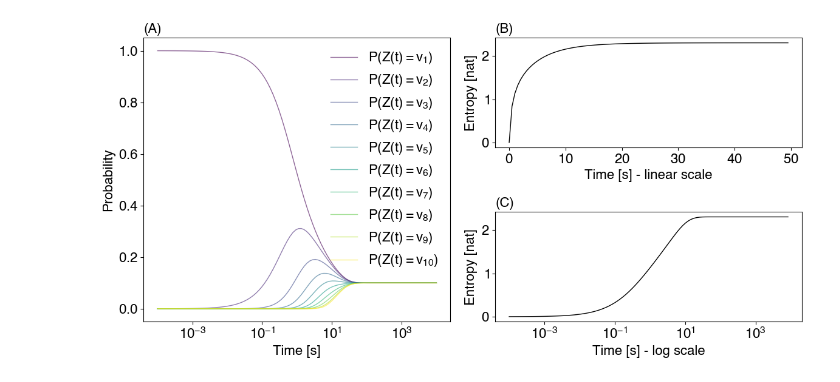
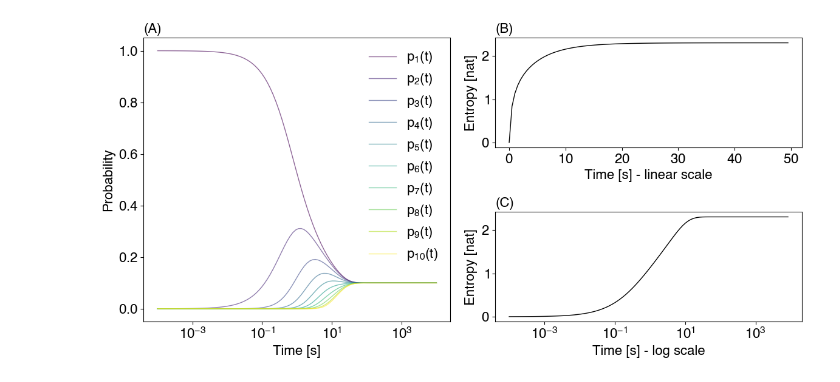
Before and after one commit to samuelkoovely/Evolution-of-Conditional-Entropy-for-Diffusion-Dynamics-on-Graphs, a Jupyter notebook: figure_path_graph.ipynb, the cells around one changed output. Cells and saved outputs as stored; diff of their text form; code cells hidden in the pictures.

Commit message:
Update figure_path_graph.ipynb
changing lables path graph

```diff
--- a/figure_path_graph.ipynb
+++ b/figure_path_graph.ipynb
@@ -71,7 +71,7 @@ ax_a = fig.add_subplot(gs[:, 0])  # Use both rows of the first column
 colours = auxiliary_functions.generate_viridis_colors(N)
 for i in range(N):
     array_Transitions_endpoint = [T.toarray()[0, i] for T in Transitions_logscale]
-    ax_a.plot(time_log, array_Transitions_endpoint, color=colours[i], alpha=0.6, label=fr"$P(Z(t)=v_{{{i+1}}})$")
+    ax_a.plot(time_log, array_Transitions_endpoint, color=colours[i], alpha=0.6, label=fr"$p_{{{i+1}}}(t)$")
 
 ax_a.set_xlabel("Time [s]")
 ax_a.set_ylabel("Probability")
@@ -92,31 +92,31 @@ entropy_linscale = compute_S_rate.compute_conditional_entropy(
     list_T=Transitions_linscale,
     lamda=lambda_value,
     force_csr=True,
     time_domain=list(np.arange(0, len(time_lin) - 1)),
     p0=p0
 )
 
 # Bottom-right: Entropy with linear scale x-axis
 ax_b = fig.add_subplot(gs[0, 1])
 entropy_values_lin = entropy_linscale[list(entropy_linscale.keys())[0]][1:]
 ax_b.plot(time_lin[:-1], entropy_values_lin, color="k")
 ax_b.set_xlabel("Time [s] - linear scale")
 ax_b.set_ylabel("Entropy [nat]")
 ax_b.set_title("(B)", loc='left')
 
 # Top-right: Entropy with log scale x-axis
 ax_c = fig.add_subplot(gs[1, 1])
 entropy_values_log = entropy_logscale[list(entropy_logscale.keys())[0]][1:]
 ax_c.plot(time_log[:-1], entropy_values_log, color='k')
 ax_c.set_xscale('log')
 ax_c.set_ylabel("Entropy [nat]")
 ax_c.set_xlabel("Time [s] - log scale")
 ax_c.set_title("(C)", loc='left')
 
 
 # Final layout and save
 plt.tight_layout()
 plt.savefig('/Users/samuelkoovely/Desktop/fig_entropy/trajectories_and_path.pdf', format='pdf')
 plt.show()
 # %% [output]
-[figure, old version]
+[figure, new version]
```
